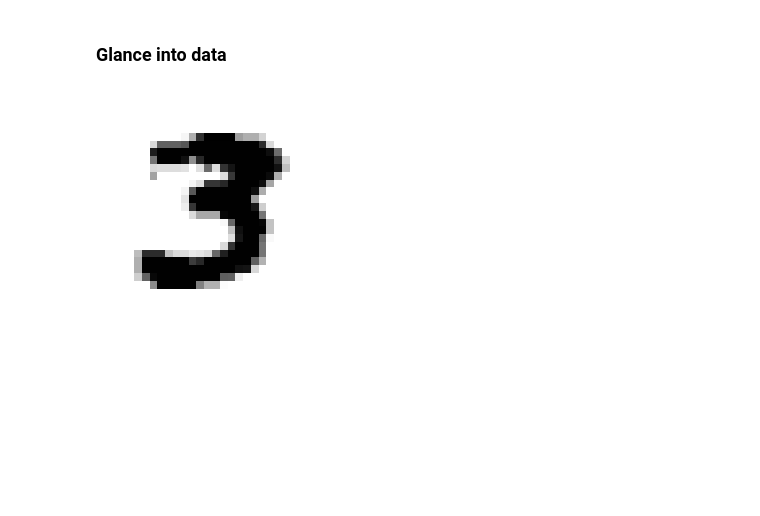
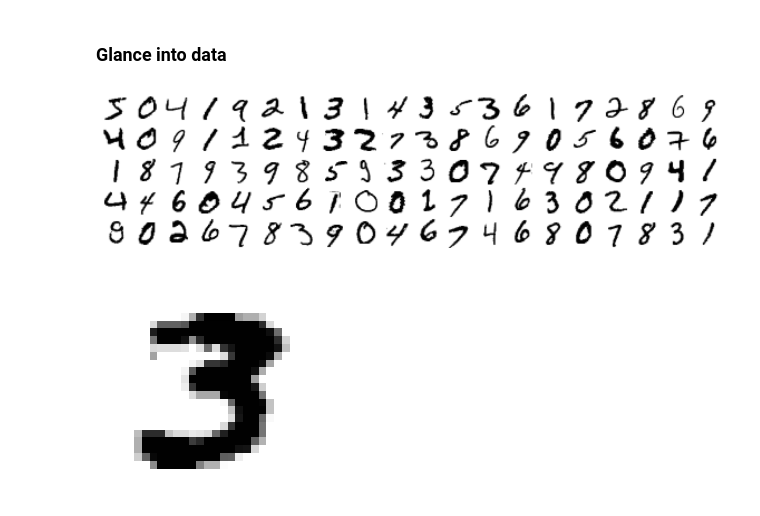
Before and after one commit to tombro27/DS_ML, a Jupyter notebook: MNIST.ipynb, the cells around one changed output. Saved outputs shown, nothing was run; the diff lists cells and outputs as text; code cells hidden in the pictures; blank space fills up the shorter version.

```diff
--- a/MNIST.ipynb
+++ b/MNIST.ipynb
@@ -30,6 +30,27 @@ print(X.shape,y.shape)
 (70000, 784) (70000,)
 # %% [markdown]
 ### Glance into data
+# %%
+def showDigits(instances, images_per_row=20):
+    images_per_row = min(len(instances), images_per_row)
+    images = [instance.reshape(28,28) for instance in instances]
+    n_rows = (len(instances) - 1) // images_per_row + 1
+    row_images = []
+    n_empty = n_rows * images_per_row - len(instances)
+    images.append(np.zeros((28, 28 * n_empty)))
+    for row in range(n_rows):
+        rimages = images[row * images_per_row : (row + 1) * images_per_row]
+        row_images.append(np.concatenate(rimages, axis=1))
+    image = np.concatenate(row_images, axis=0)
+    plt.imshow(image, cmap = mpl.cm.binary)
+    plt.axis("off")
+
+plt.figure(figsize=(20,10))
+example_images = X[:100]
+showDigits(example_images)
+plt.show()
+# %% [output]
+[figure, added]
 # %%
 randDigit = X[27]
 randDigitImage = randDigit.reshape(28,28)
```
